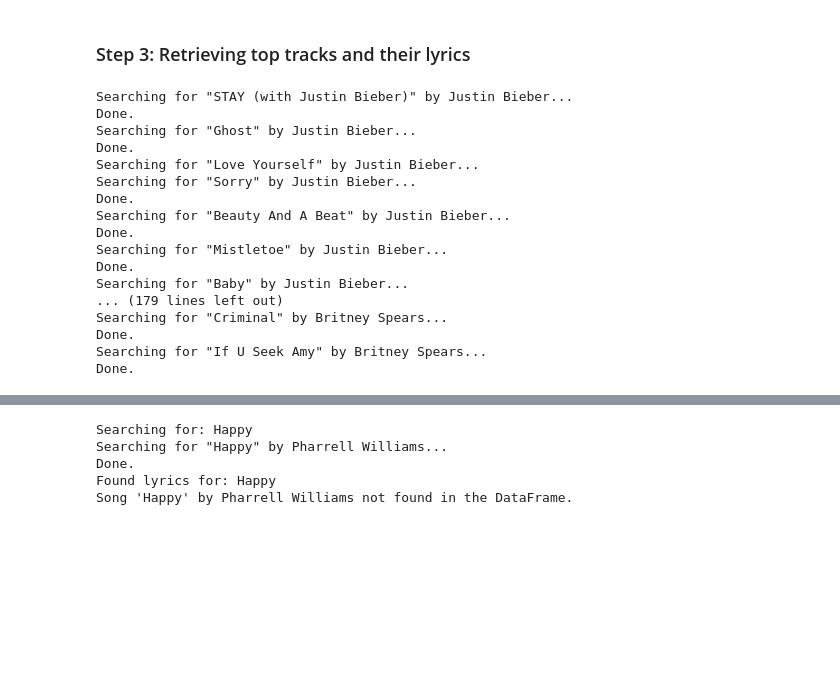
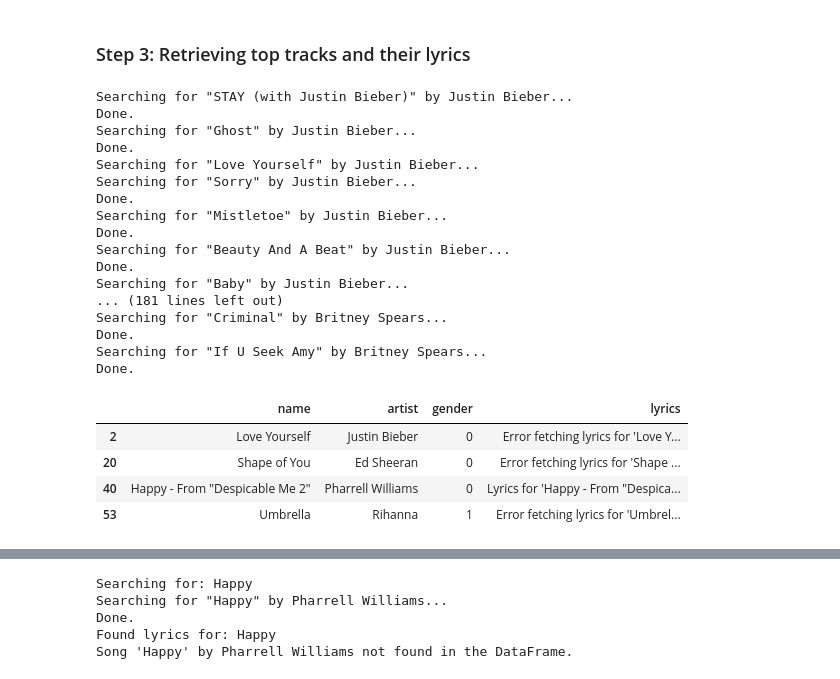
Before and after one commit to deyavuz/ds105a-spotify-research, a Jupyter notebook: code/NB02-Data-Processing.ipynb, the cells around one changed output, grey strips where cells are left out. Drawn from its saved outputs; the diff is of its cells as text; code cells hidden in the pictures; blank space fills up the shorter version.

Commit message:
Streamline code
Combine a lot of the middle steps to streamline and clean my coding process

```diff
--- a/code/NB02-Data-Processing.ipynb
+++ b/code/NB02-Data-Processing.ipynb
@@ -257,9 +110,9 @@ combined_tracks = pd.read_csv('../data/processed/combined_top_tracks.csv')
 # %%
-# Step 3: Apply the function to the DataFrame to fetch lyrics for each song
-combined_tracks['lyrics'] = combined_tracks.apply(fetch_lyrics, axis=1)
+# Using function fetch_lyrics to get the lyrics for each song
+top_tracks['lyrics'] = top_tracks.apply(fetch_lyrics, axis=1)
 
-# Step 4: Save the updated DataFrame with lyrics back to a new CSV
-combined_tracks.to_csv('../data/raw/lyrics.csv', index=False)
+# Saving the raw lyrics data
+top_tracks.to_csv('../data/raw/lyrics_df.csv', index=False)
 # %% [output]
 Searching for "STAY (with Justin Bieber)" by Justin Bieber...
 Done.
@@ -268,21 +121,18 @@ Done.
 Searching for "Love Yourself" by Justin Bieber...
 Searching for "Sorry" by Justin Bieber...
 Done.
+Searching for "Mistletoe" by Justin Bieber...
+Done.
 Searching for "Beauty And A Beat" by Justin Bieber...
 Done.
-Searching for "Mistletoe" by Justin Bieber...
-Done.
 Searching for "Baby" by Justin Bieber...
-... (179 lines left out)
+... (181 lines left out)
 Searching for "Criminal" by Britney Spears...
 Done.
 Searching for "If U Seek Amy" by Britney Spears...
 Done.
 # %%
-lyrics = pd.read_csv('../data/raw/lyrics.csv')
+lyrics = pd.read_csv('../data/raw/lyrics_df.csv')
 
 # Step 2: Use regex to remove text between "embed" and "lyrics", including the words "embed" and "lyrics"
 lyrics['lyrics'] = lyrics['lyrics'].str.replace(r'embed.*?lyrics', '', regex=True)
-
-# Step 3: Save the updated DataFrame to a new CSV
-lyrics.to_csv('../data/processed/cleaned_lyrics.csv', index=False)
@@ -302,2 +139,13 @@ final_lyrics = pd.read_csv('../data/processed/final_lyrics.csv')
+# %%
+lyrics['lyrics'] = lyrics['lyrics'].str.replace(
+    r'ContributorsTranslations.*?Lyrics', 'Lyrics', regex=True
+)
 # %%
-error_rows = final_lyrics[final_lyrics['lyrics'].str.contains('Error fetching lyrics|not found', na=False)]
+error_rows = lyrics[lyrics['lyrics'].str.contains('Error fetching lyrics|not found', na=False)]
+error_rows
+# %% [output]
+|  | name | artist | gender | lyrics |
+| 2 | Love Yourself | Justin Bieber | 0 | Error fetching lyrics for 'Love Y... |
+| 20 | Shape of You | Ed Sheeran | 0 | Error fetching lyrics for 'Shape ... |
+| 40 | Happy - From "Despicable Me 2" | Pharrell Williams | 0 | Lyrics for 'Happy - From "Despica... |
+| 53 | Umbrella | Rihanna | 1 | Error fetching lyrics for 'Umbrel... |
```
Also changed, not shown: parts of 44 cells of this notebook.
